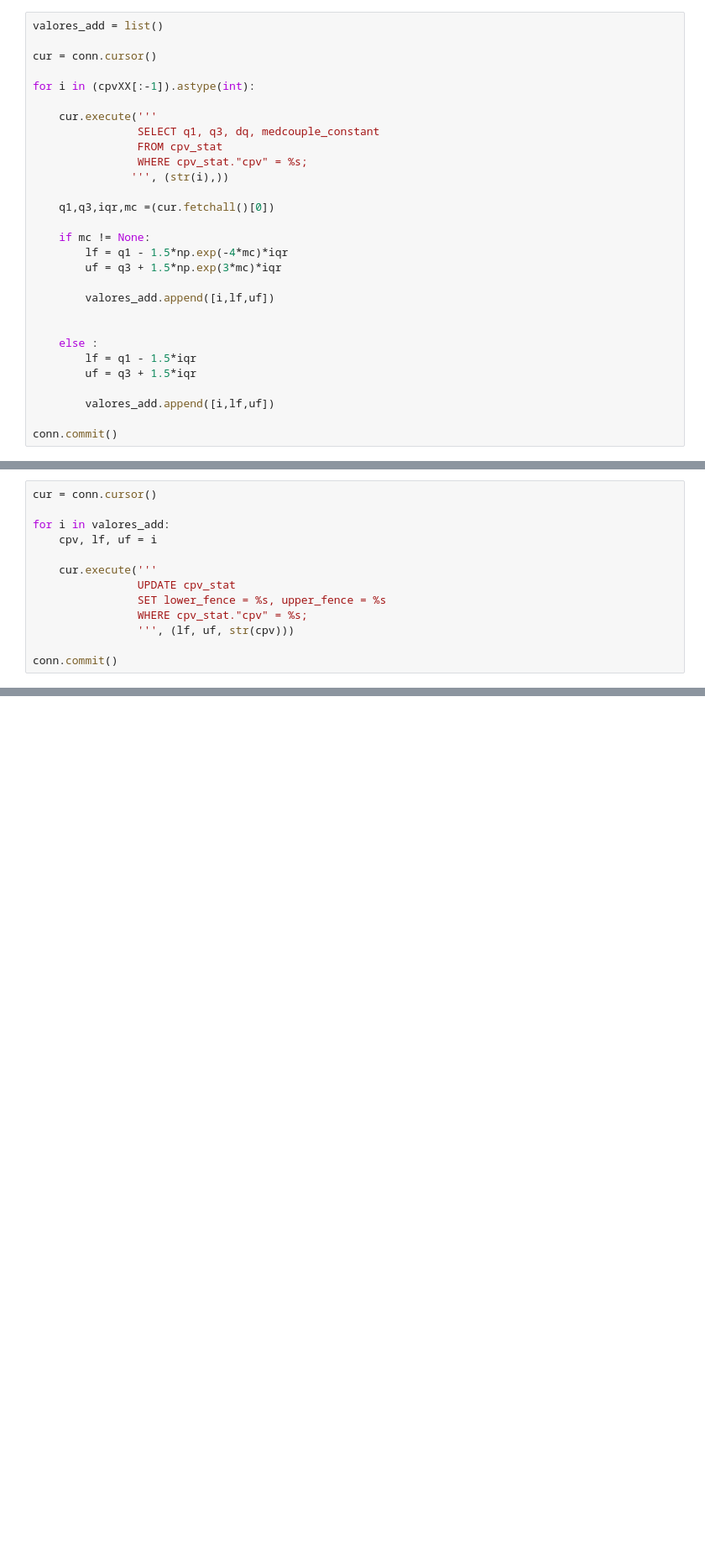
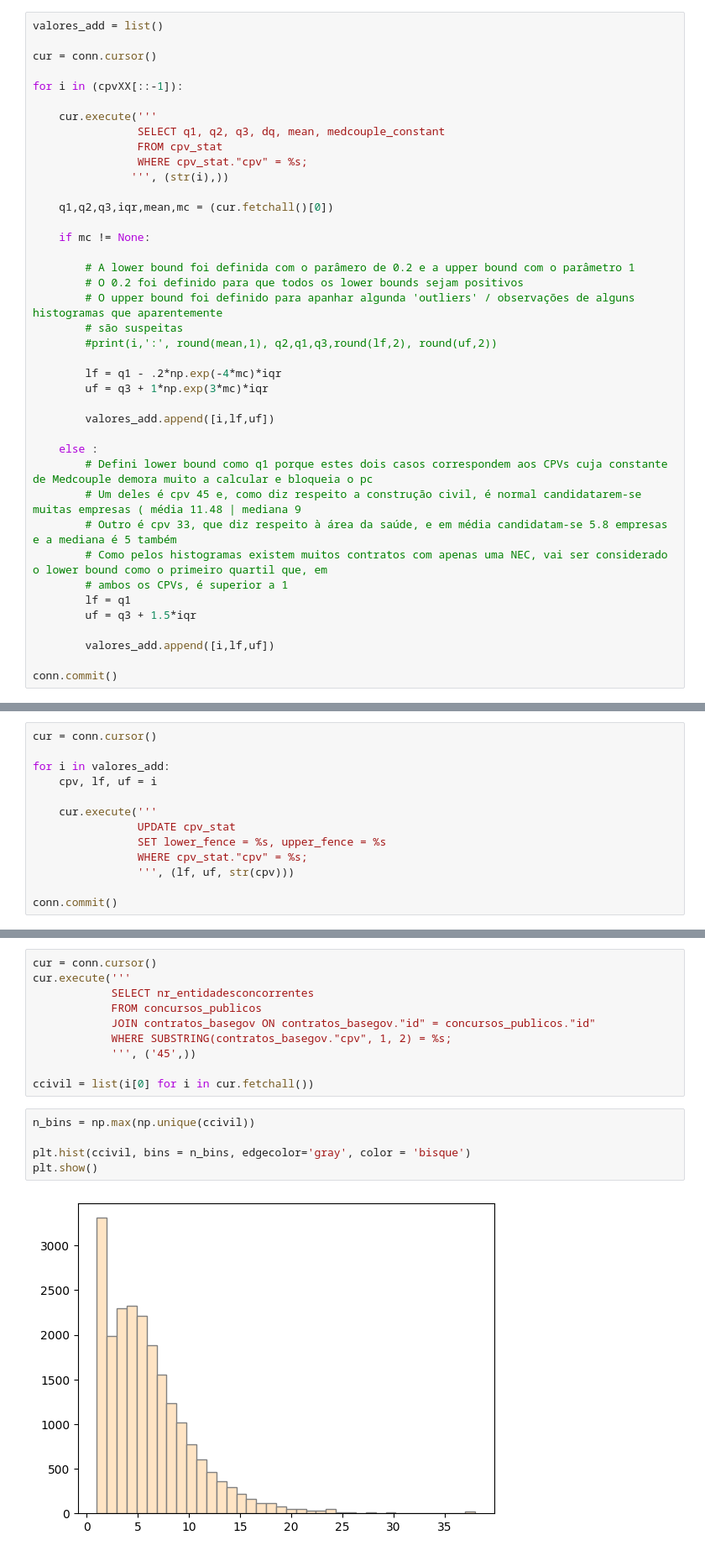
Before and after one commit to francisco-vpereira/ForceraIntership, a Jupyter notebook: forcera/scripts/notebooks/3. análise_final/flagR019.ipynb, the cells around one changed output, grey strips where cells are left out. Shown at 84% size. Drawn from its saved outputs; the diff is of its cells as text; blank space fills up the shorter version.

```diff
--- a/forcera/scripts/notebooks/3. análise_final/flagR019.ipynb
+++ b/forcera/scripts/notebooks/3. análise_final/flagR019.ipynb
@@ -445,25 +459,36 @@ valores_add = list()
 
 cur = conn.cursor()
 
-for i in (cpvXX[:-1]).astype(int):
+for i in (cpvXX[::-1]):
 
     cur.execute('''
-                SELECT q1, q3, dq, medcouple_constant
+                SELECT q1, q2, q3, dq, mean, medcouple_constant
                 FROM cpv_stat
                 WHERE cpv_stat."cpv" = %s;
                ''', (str(i),))
 
-    q1,q3,iqr,mc =(cur.fetchall()[0])
+    q1,q2,q3,iqr,mean,mc = (cur.fetchall()[0])
 
     if mc != None:
-        lf = q1 - 1.5*np.exp(-4*mc)*iqr
-        uf = q3 + 1.5*np.exp(3*mc)*iqr
+
+        # A lower bound foi definida com o parâmero de 0.2 e a upper bound com o parâmetro 1
+        # O 0.2 foi definido para que todos os lower bounds sejam positivos
+        # O upper bound foi definido para apanhar algunda 'outliers' / observações de alguns histogramas que aparentemente
+        # são suspeitas
+        #print(i,':', round(mean,1), q2,q1,q3,round(lf,2), round(uf,2))
+
+        lf = q1 - .2*np.exp(-4*mc)*iqr
+        uf = q3 + 1*np.exp(3*mc)*iqr
 
         valores_add.append([i,lf,uf])
 
-
     else :
-        lf = q1 - 1.5*iqr
+        # Defini lower bound como q1 porque estes dois casos correspondem aos CPVs cuja constante de Medcouple demora muito a calcular e bloqueia o pc
+        # Um deles é cpv 45 e, como diz respeito a construção civil, é normal candidatarem-se muitas empresas ( média 11.48 | mediana 9
+        # Outro é cpv 33, que diz respeito à área da saúde, e em média candidatam-se 5.8 empresas e a mediana é 5 também
+        # Como pelos histogramas existem muitos contratos com apenas uma NEC, vai ser considerado o lower bound como o primeiro quartil que, em
+        # ambos os CPVs, é superior a 1
+        lf = q1
         uf = q3 + 1.5*iqr
 
         valores_add.append([i,lf,uf])
@@ -490,0 +543,17 @@ str
+# %%
+cur = conn.cursor()
+cur.execute('''
+            SELECT nr_entidadesconcorrentes
+            FROM concursos_publicos
+            JOIN contratos_basegov ON contratos_basegov."id" = concursos_publicos."id"
+            WHERE SUBSTRING(contratos_basegov."cpv", 1, 2) = %s;
+            ''', ('45',))
+
+ccivil = list(i[0] for i in cur.fetchall())
+# %%
+n_bins = np.max(np.unique(ccivil))
+
+plt.hist(ccivil, bins = n_bins, edgecolor='gray', color = 'bisque')
+plt.show()
+# %% [output]
+[figure, added]
```
Also changed, not shown: parts of 21 cells of this notebook, 1 other file.
